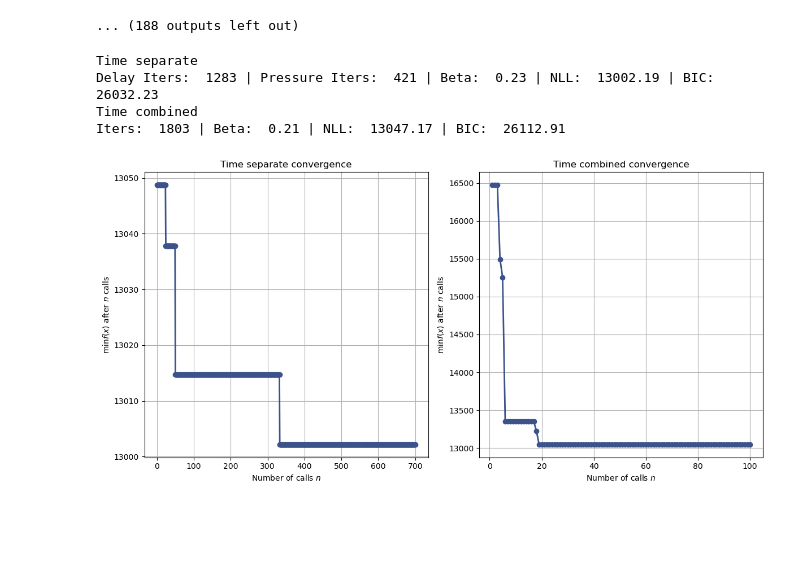
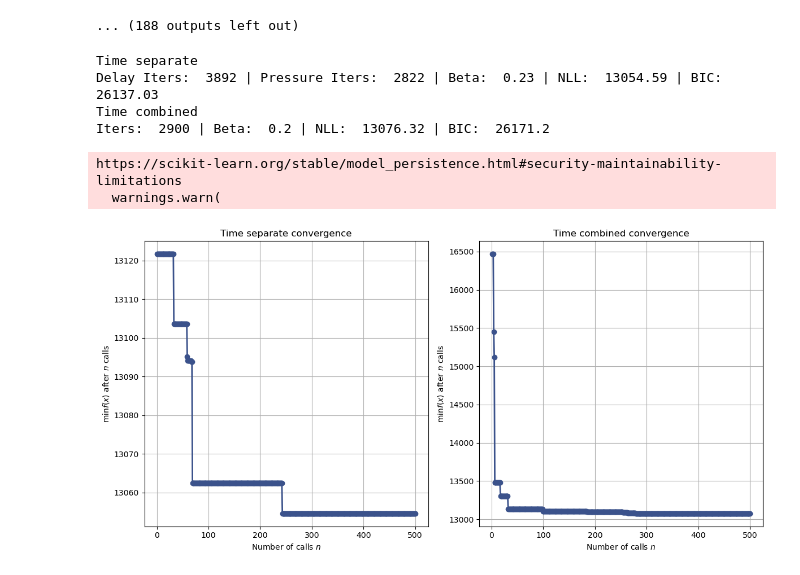
Before and after one commit to Alice2hang/RL_trolley_puzzles, a Jupyter notebook: data_analysis/model_comparison.ipynb, the cells around one changed output. Cells and saved outputs as stored; diff of their text form; code cells hidden in the pictures; blank space fills up the shorter version.

Commit message:
revision edits and model fitting

```diff
--- a/data_analysis/model_comparison.ipynb
+++ b/data_analysis/model_comparison.ipynb
@@ -257,28 +250,30 @@ dump(time_combined, 'model_fitting/time_combined_optimize.pkl')
 # %%
-time_separate = load('model_fitting/time_separate_optimize.pkl')
-time_combined = load('model_fitting/time_combined_optimize.pkl')
+time_separate = load('model_fitting/time_separate_optimize_500_12810.pkl')
+time_combined = load('model_fitting/time_combined_optimize_500_12810.pkl')
 
 separate_bic = calculate_BIC(time_separate.fun, time_pressure_data, free_params=3)
 combined_bic = calculate_BIC(time_combined.fun, time_pressure_data, free_params=2)
 
 print("Time separate")
-print("Delay Iters: ", time_separate.x[0], "| Pressure Iters: ", time_separate.x[1], "| Beta: ", 0.23, "| NLL: ", np.round(time_separate.fun,2),  "| BIC: ", np.round(separate_bic,2))
+print("Delay Iters: ", time_separate.x[1], "| Pressure Iters: ", time_separate.x[2], "| Beta: ", np.round(time_separate.x[0],2), "| NLL: ", np.round(time_separate.fun,2),  "| BIC: ", np.round(separate_bic,2))
 print("Time combined")
 print("Iters: ", time_combined.x[1], "| Beta: ", np.round(time_combined.x[0],2), "| NLL: ", np.round(time_combined.fun,2), "| BIC: ", np.round(combined_bic,2))
 
 fig, ax = plt.subplots(1, 2, figsize=(12, 6))
 
 plot_convergence(time_separate, ax=ax[0])
 ax[0].set_title('Time separate convergence')
 
 plot_convergence(time_combined, ax=ax[1])
 ax[1].set_title('Time combined convergence')
 
 plt.tight_layout()
 plt.show()
 # %% [output]
 Time separate
-Delay Iters:  1283 | Pressure Iters:  421 | Beta:  0.23 | NLL:  13002.19 | BIC:  26032.23
+Delay Iters:  3892 | Pressure Iters:  2822 | Beta:  0.23 | NLL:  13054.59 | BIC:  26137.03
 Time combined
-Iters:  1803 | Beta:  0.21 | NLL:  13047.17 | BIC:  26112.91
+Iters:  2900 | Beta:  0.2 | NLL:  13076.32 | BIC:  26171.2
+https://scikit-learn.org/stable/model_persistence.html#security-maintainability-limitations
+  warnings.warn(
-[figure, old version]
+[figure, new version]
```
Also changed, not shown: parts of 15 cells of this notebook, 30 other files.
